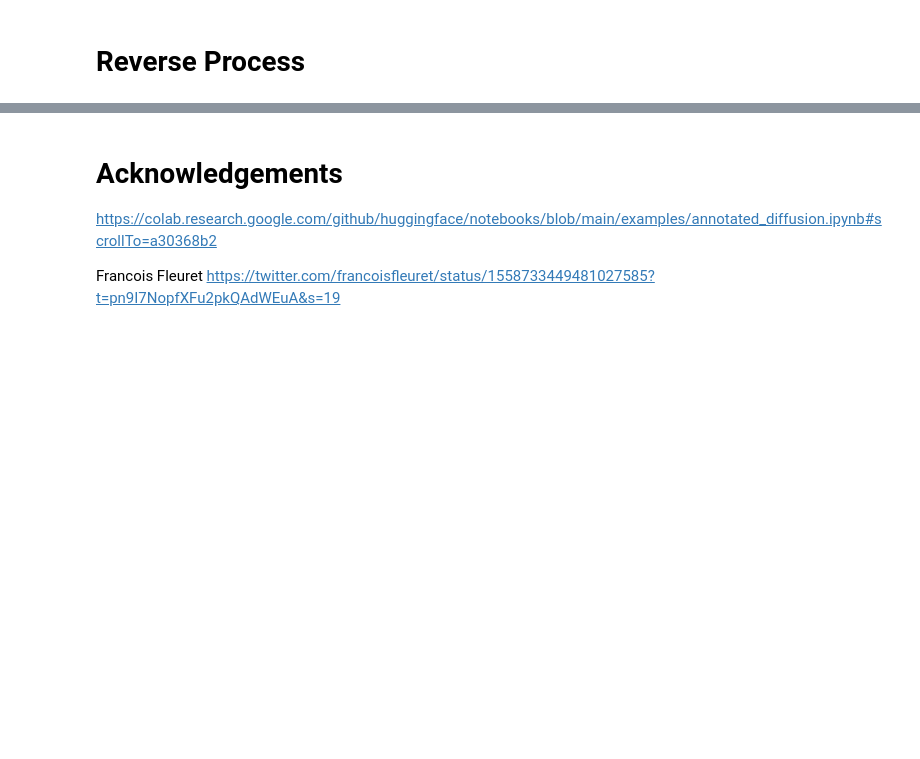
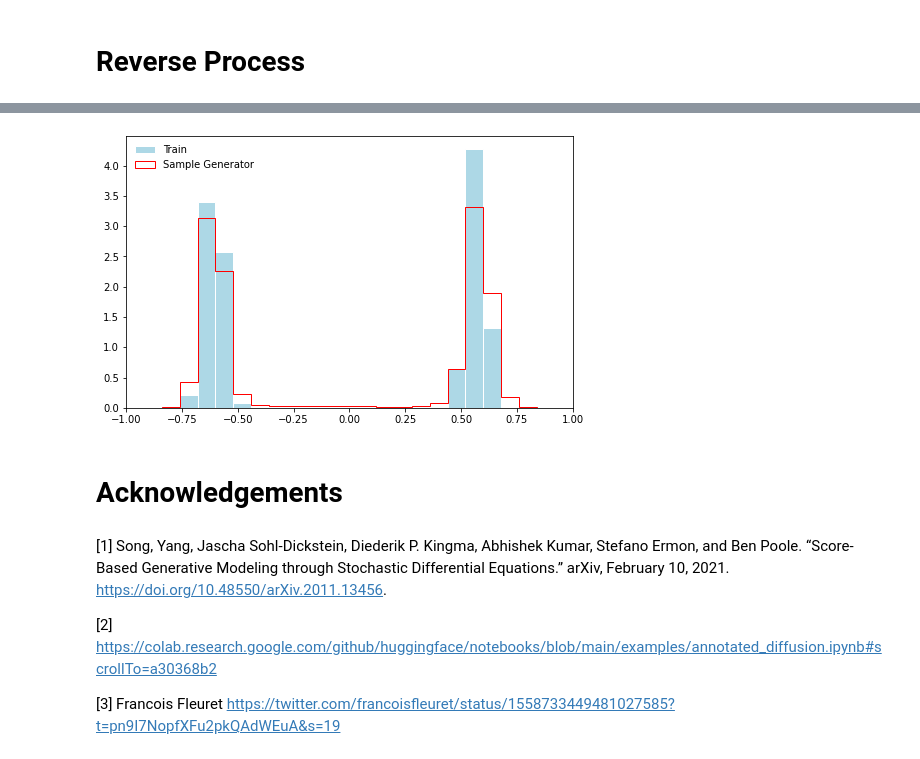
Before and after one commit to wgrgwrght/Simple-Diffusion, a Jupyter notebook: SimpleDiffusion.ipynb, the cells around one changed output, grey strips where cells are left out. Cells and saved outputs as stored; diff of their text form; code cells hidden in the pictures; blank space fills up the shorter version.

```diff
--- a/SimpleDiffusion.ipynb
+++ b/SimpleDiffusion.ipynb
@@ -177,6 +196,7 @@ Sequential(
 # %%
-epochs = 100
-batch_size = 1024
+# train model
+epochs = 150
+batch_size = 2048
 
 for k in range(epochs):
 
@@ -287,5 +307,37 @@ plt.show()
+# %%
+fig = plt.figure()
+fig.set_figheight(5)
+fig.set_figwidth(8)
+
+ax = fig.add_subplot(1, 1, 1)
+
+x_0, ts, ls = generate((10000, 1), model, 20)
+
+ax.set_xlim(-1.0, 1.0)
+
+
+d = train_input.flatten().detach().to('cpu').numpy()
+ax.hist(d, 25, (-1, 1),
+        density = True,
+        histtype = 'bar', edgecolor = 'white', color = 'lightblue', label = 'Train')
+
+d = x_0.flatten().detach().to('cpu').numpy()
+ax.hist(d, 25, (-1, 1),
+        density = True,
+        histtype = 'step', color = 'red', label = 'Sample Generator')
+
+ax.legend(frameon = False, loc = 2)
+
+if hasattr(plt.get_current_fig_manager(), 'window'):
+    plt.get_current_fig_manager().window.setGeometry(2, 2, 1024, 768)
+    plt.show()
+# %% [output]
+[figure, added]
+# %% [markdown]
+# Acknowledgements
 # %% [markdown]
-# Acknowledgements
-https://colab.research.google.com/github/huggingface/notebooks/blob/main/examples/annotated_diffusion.ipynb#scrollTo=a30368b2
+[1] Song, Yang, Jascha Sohl-Dickstein, Diederik P. Kingma, Abhishek Kumar, Stefano Ermon, and Ben Poole. “Score-Based Generative Modeling through Stochastic Differential Equations.” arXiv, February 10, 2021. https://doi.org/10.48550/arXiv.2011.13456.
 
-Francois Fleuret https://twitter.com/francoisfleuret/status/1558733449481027585?t=pn9I7NopfXFu2pkQAdWEuA&s=19
+[2] https://colab.research.google.com/github/huggingface/notebooks/blob/main/examples/annotated_diffusion.ipynb#scrollTo=a30368b2
+
+[3] Francois Fleuret https://twitter.com/francoisfleuret/status/1558733449481027585?t=pn9I7NopfXFu2pkQAdWEuA&s=19
```
Also changed, not shown: parts of 17 cells of this notebook.
